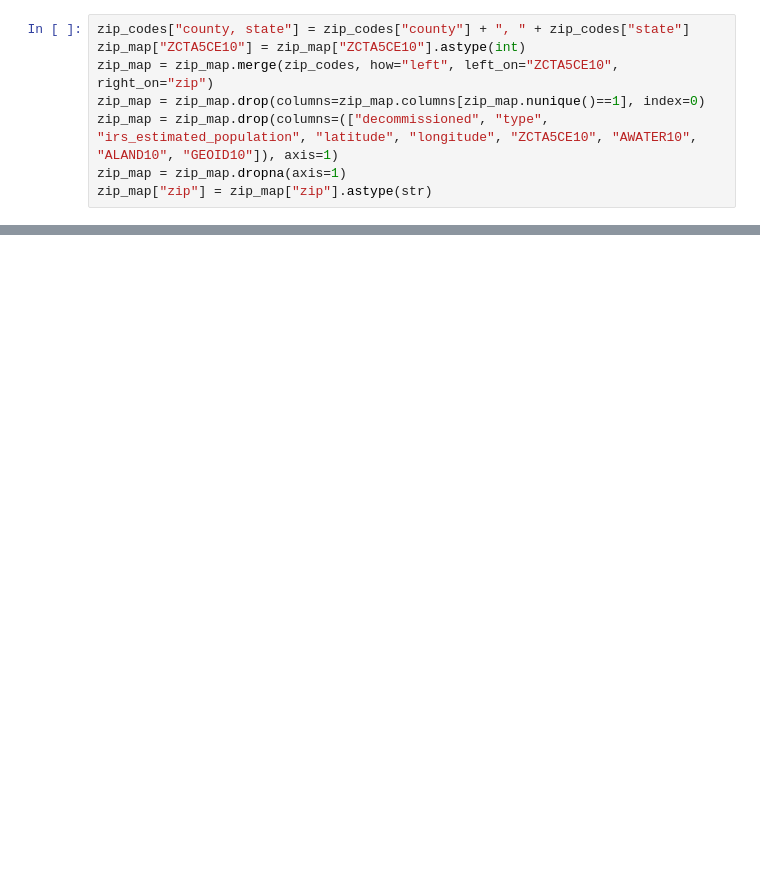
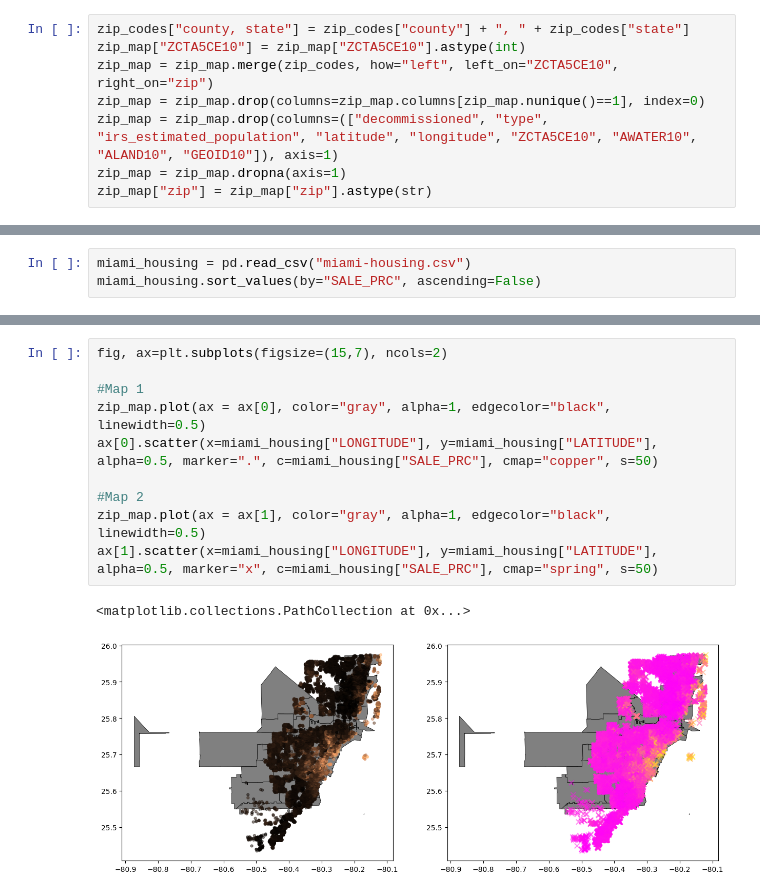
Before and after one commit to DeiviGT1/arc-is, a Jupyter notebook: hola.ipynb, the cells around one changed output, grey strips where cells are left out. Drawn from its saved outputs; the diff is of its cells as text; blank space fills up the shorter version.

```diff
--- a/hola.ipynb
+++ b/hola.ipynb
@@ -137,0 +43,3 @@ zip_map.to_csv("zips.csv")
+# %%
+miami_housing = pd.read_csv("miami-housing.csv")
+miami_housing.sort_values(by="SALE_PRC", ascending=False)
@@ -137,0 +60,13 @@ zip_map.to_csv("zips.csv")
+# %%
+fig, ax=plt.subplots(figsize=(15,7), ncols=2)
+
+#Map 1
+zip_map.plot(ax = ax[0], color="gray", alpha=1, edgecolor="black", linewidth=0.5)
+ax[0].scatter(x=miami_housing["LONGITUDE"], y=miami_housing["LATITUDE"], alpha=0.5, marker=".", c=miami_housing["SALE_PRC"], cmap="copper", s=50)
+
+#Map 2
+zip_map.plot(ax = ax[1], color="gray", alpha=1, edgecolor="black", linewidth=0.5)
+ax[1].scatter(x=miami_housing["LONGITUDE"], y=miami_housing["LATITUDE"], alpha=0.5, marker="x", c=miami_housing["SALE_PRC"], cmap="spring", s=50)
+# %% [output]
+<matplotlib.collections.PathCollection at 0x...>
+[figure, added]
```
Also changed, not shown: parts of 18 cells of this notebook.
